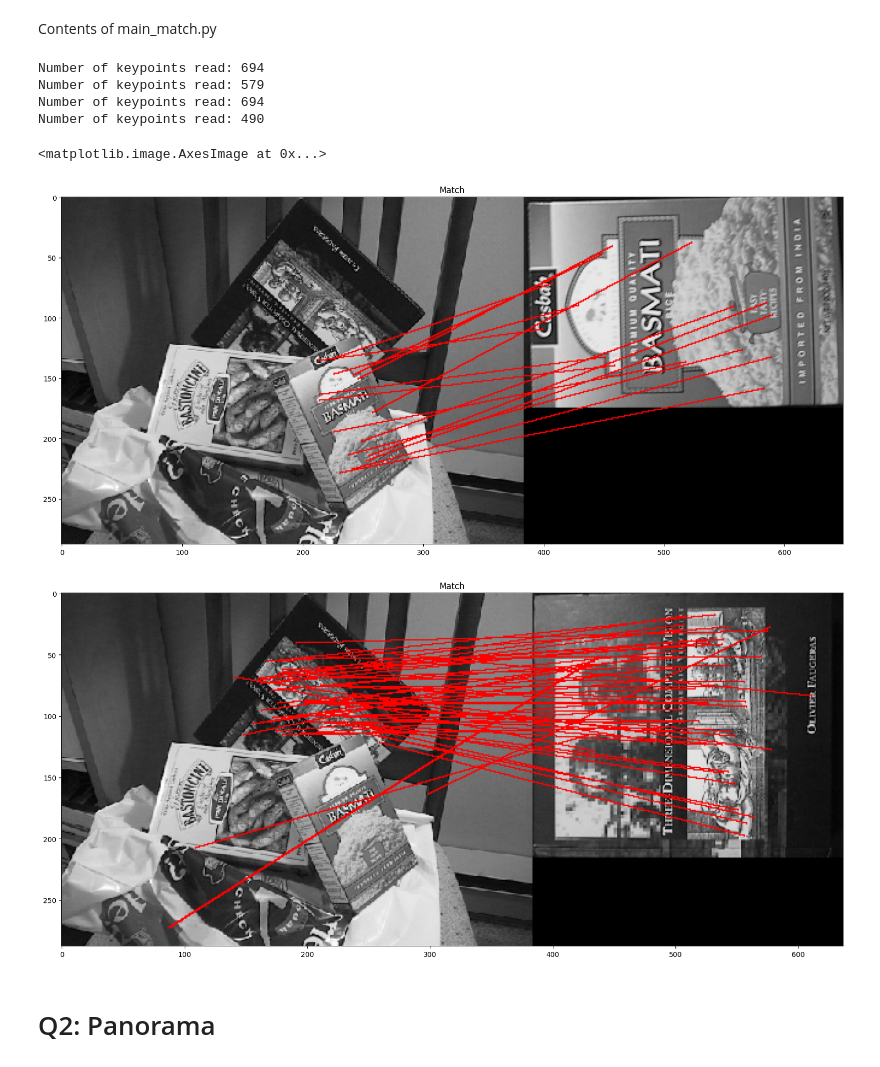
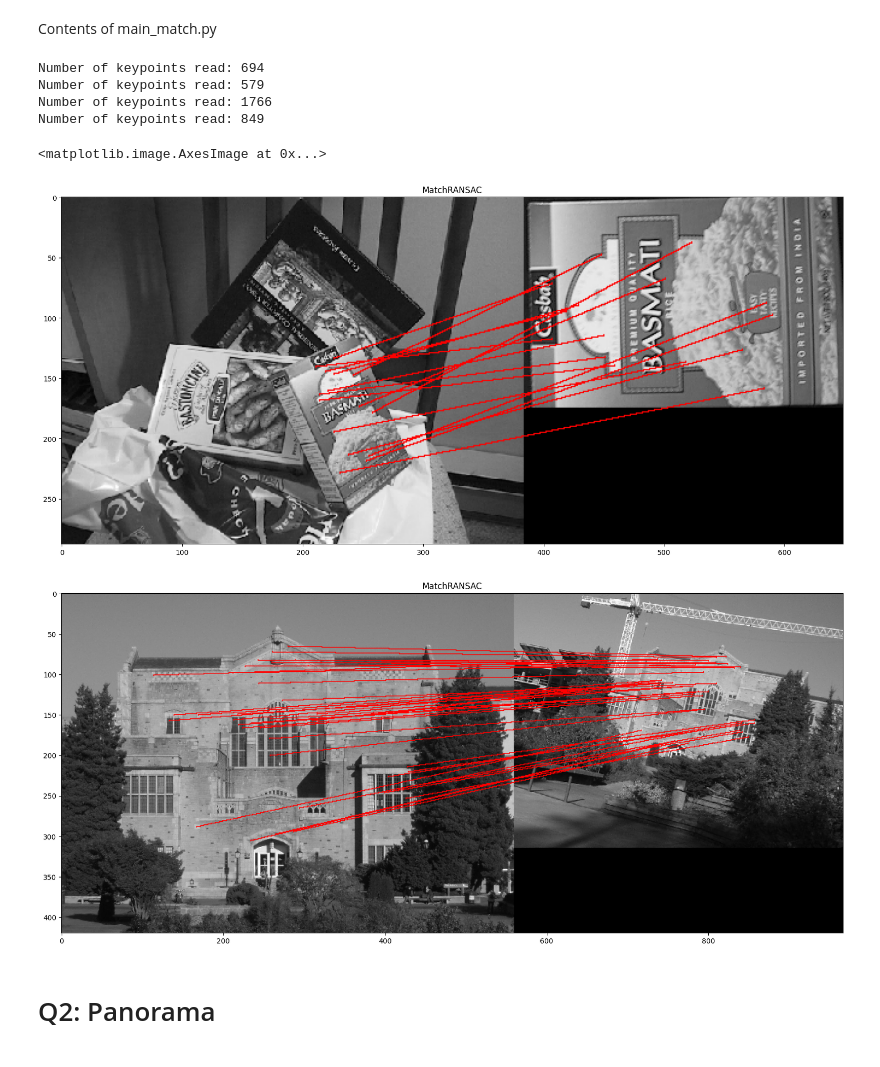
Before and after one commit to WorldofKerry/Computer-Vision-CPSC-425, a Jupyter notebook: assignment4/Assignment_4.ipynb, the cells around one changed output. Cells and saved outputs as stored; diff of their text form; code cells hidden in the pictures.

```diff
--- a/assignment4/Assignment_4.ipynb
+++ b/assignment4/Assignment_4.ipynb
@@ -34,7 +34,18 @@ def RANSACFilter(
     assert isinstance(orient_agreement, float)
     assert isinstance(scale_agreement, float)
     ## START
-
+    random_selections = random.sample(matched_pairs, 10)
+    largest_set = []
+    # keypoint = (row, col, scale, orientation)
+    for i in range(len(random_selections)):
+        base_orientation = keypoints1[random_selections[i][0]][3] - keypoints2[random_selections[i][1]][3]
+        base_scale = keypoints1[random_selections[i][0]][2]/keypoints2[random_selections[i][1]][2]
+        current_set = []
+        for j in range(len(matched_pairs)):
+            if abs(keypoints1[matched_pairs[j][0]][3] - keypoints2[matched_pairs[j][1]][3] - base_orientation) <= orient_agreement and abs(keypoints1[matched_pairs[j][0]][2]/keypoints2[matched_pairs[j][1]][2] - base_scale) <= scale_agreement:
+                current_set.append(matched_pairs[j])
+        if len(current_set) > len(largest_set):
+            largest_set = current_set
 
     ## END
     assert isinstance(largest_set, list)
@@ -512,32 +523,40 @@ import matplotlib.pyplot as plt
 Contents of main_match.py
 # %%
 # Test run matching with no ransac
+# plt.figure(figsize=(20, 20))
+# im = Match('./data/scene', './data/basmati', ratio_thres=0.70)
+# plt.title('Match')
+# plt.imshow(im)
+
+# plt.figure(figsize=(20, 20))
+# im = Match('./data/scene', './data/book', ratio_thres=0.70)
+# plt.title('Match')
+# plt.imshow(im)
+# My threshold choice causes ~5 outliers, with plenty enlier points for RANSAC to work. Don't think getting the threshold right is all that important, as long as most of the points are inliers.
+
+# Test run matching with ransac
 plt.figure(figsize=(20, 20))
-im = Match('./data/scene', './data/basmati', ratio_thres=0.6)
-plt.title('Match')
+im = MatchRANSAC(
+    './data/scene', './data/basmati',
+    ratio_thres=0.75, orient_agreement=0.5, scale_agreement=0.3)
+plt.title('MatchRANSAC')
 plt.imshow(im)
 
 plt.figure(figsize=(20, 20))
-im = Match('./data/scene', './data/book', ratio_thres=0.75)
-plt.title('Match')
+im = MatchRANSAC(
+    './data/library', './data/library2',
+    ratio_thres=0.75, orient_agreement=0.5, scale_agreement=0.3)
+plt.title('MatchRANSAC')
 plt.imshow(im)
-# My threshold choice causes ~5 outliers, with plenty enlier points for RANSAC to work. Don't think getting the threshold right is all that important, as long as most of the points are inliers.
-
-# Test run matching with ransac
-# plt.figure(figsize=(20, 20))
-# im = MatchRANSAC(
-#     './data/scene', './data/basmati',
-#     ratio_thres=0.6, orient_agreement=30, scale_agreement=0.5)
-# plt.title('MatchRANSAC')
-# plt.imshow(im)
+# Consistency checking helps filter out many of the incorrect matches due to reappearance of similar objects in the scene (e.g. similar windows, similar tree leaves). I'm quite impressed how much I can lower orient_agreement and scale_agreement, although I feel like if there was any type of warping, things would go very differently.  I wasn't able to significantly increase the ratio_thres, as that resulted in a lot of outliers caused by incorrect matches between tree structures (with a lot of them passing through the consistency checking due to the sheer amount of leaves present).
 # %% [output]
 Number of keypoints read: 694
 Number of keypoints read: 579
-Number of keypoints read: 694
-Number of keypoints read: 490
+Number of keypoints read: 1766
+Number of keypoints read: 849
 <matplotlib.image.AxesImage at 0x...>
-[figure, old version]
+[figure, new version]
-[figure, old version]
+[figure, new version]
 # %% [markdown]
 # Q2: Panorama
 # %%
```
